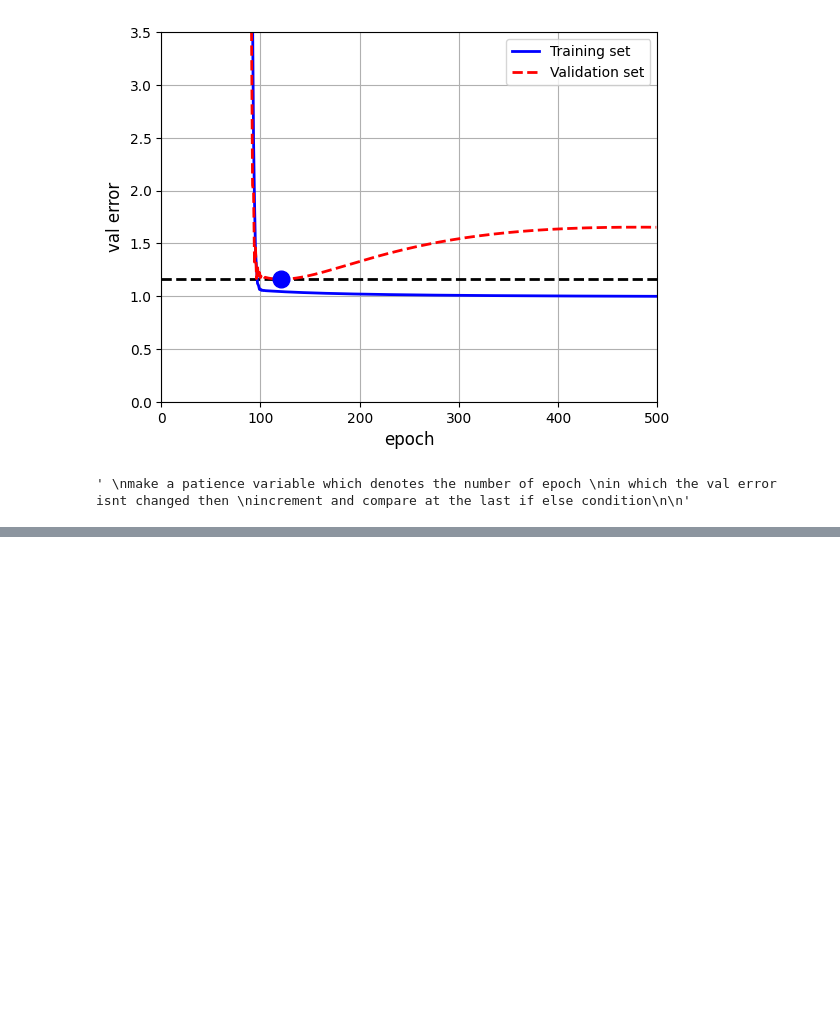
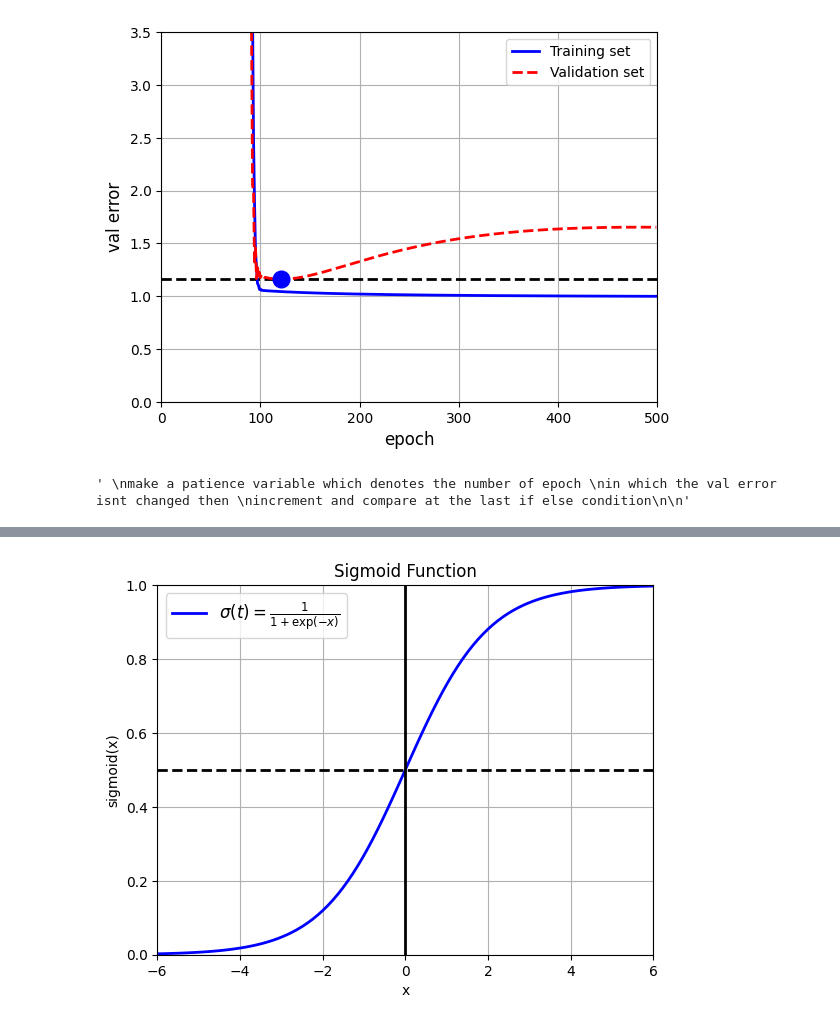
Before and after one commit to LazySeagull/Machine_Learning_Practice, a Jupyter notebook: math/Early_stopping_and_logistic_reg.ipynb, the cells around one changed output, grey strips where cells are left out. Saved outputs shown, nothing was run; the diff lists cells and outputs as text; code cells hidden in the pictures; blank space fills up the shorter version.

Commit message:
logistic regressin practices made the decision andplot function understood the maths and how the sigmoid function is used

```diff
--- a/math/Early_stopping_and_logistic_reg.ipynb
+++ b/math/Early_stopping_and_logistic_reg.ipynb
@@ -83,0 +85,21 @@ inf
+# %%
+def sigmoid(x):
+    return 1/ (1 + np.exp(-x))
+
+
+def plot_sigmoid():
+    x_new = np.linspace(-6 , 6 , 100)
+    plt.plot(x_new , sigmoid(x_new) , "b" , linewidth=2 , label=r"$\sigma(t) = \frac{1}{1 + \exp(-x)}$")
+    plt.grid()
+    plt.xlabel("x")
+    plt.ylabel("sigmoid(x)")
+    plt.axis([-6 , 6 , 0 , 1])
+    plt.legend(loc="upper left" , fontsize=12)
+    plt.plot([-6 , 6] , [0.5 , 0.5] , "k--" , linewidth=2)
+    plt.plot([0 , 0] , [0. , 1.] , "k-" , linewidth=2)
+    plt.title("Sigmoid Function")
+
+
+plot_sigmoid()
+# %% [output]
+[figure, added]
```
Also changed, not shown: parts of 17 cells of this notebook.
